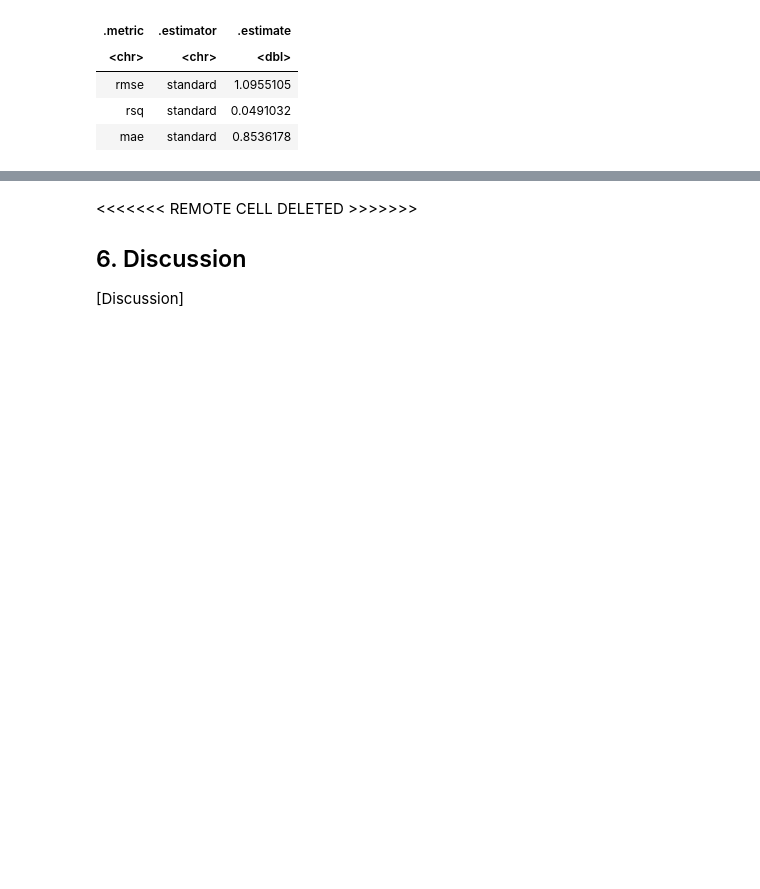
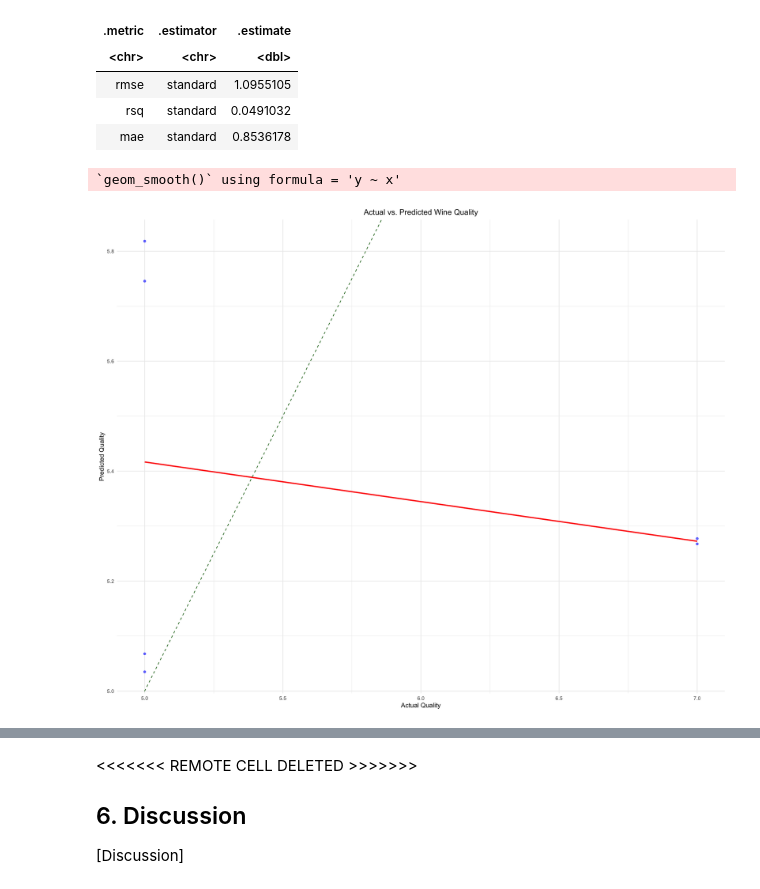
Before and after one commit to DSCI-310-2024/DSCI_310_Group_6, a Jupyter notebook: Wine.ipynb, the cells around one changed output, grey strips where cells are left out. Drawn from its saved outputs; the diff is of its cells as text; code cells hidden in the pictures; blank space fills up the shorter version.

```diff
--- a/Wine.ipynb
+++ b/Wine.ipynb
@@ -295,6 +283,17 @@ A tibble: 3 × 3
 | rmse | standard | 1.0955105 |
 | rsq | standard | 0.0491032 |
 | mae | standard | 0.8536178 |
+# %%
+ggplot(df, aes(x = quality, y = predictedQuality)) +
+  geom_point(color = 'blue', alpha = 0.6) +  # Plot the points
+  geom_smooth(method = 'lm', color = 'red', se = FALSE) +  # Add a linear regression line
+  geom_abline(intercept = 0, slope = 1, linetype = "dashed", color = "darkgreen") + # Line y = x for reference
+  labs(x = "Actual Quality", y = "Predicted Quality", title = "Actual vs. Predicted Wine Quality") +
+  theme_minimal() +
+  theme(plot.title = element_text(hjust = 0.5))
+# %% [output]
+`geom_smooth()` using formula = 'y ~ x'
+[figure, added]
 # %% [markdown]
 ## 4. Discussion
 
```
Also changed, not shown: parts of 8 cells of this notebook.
